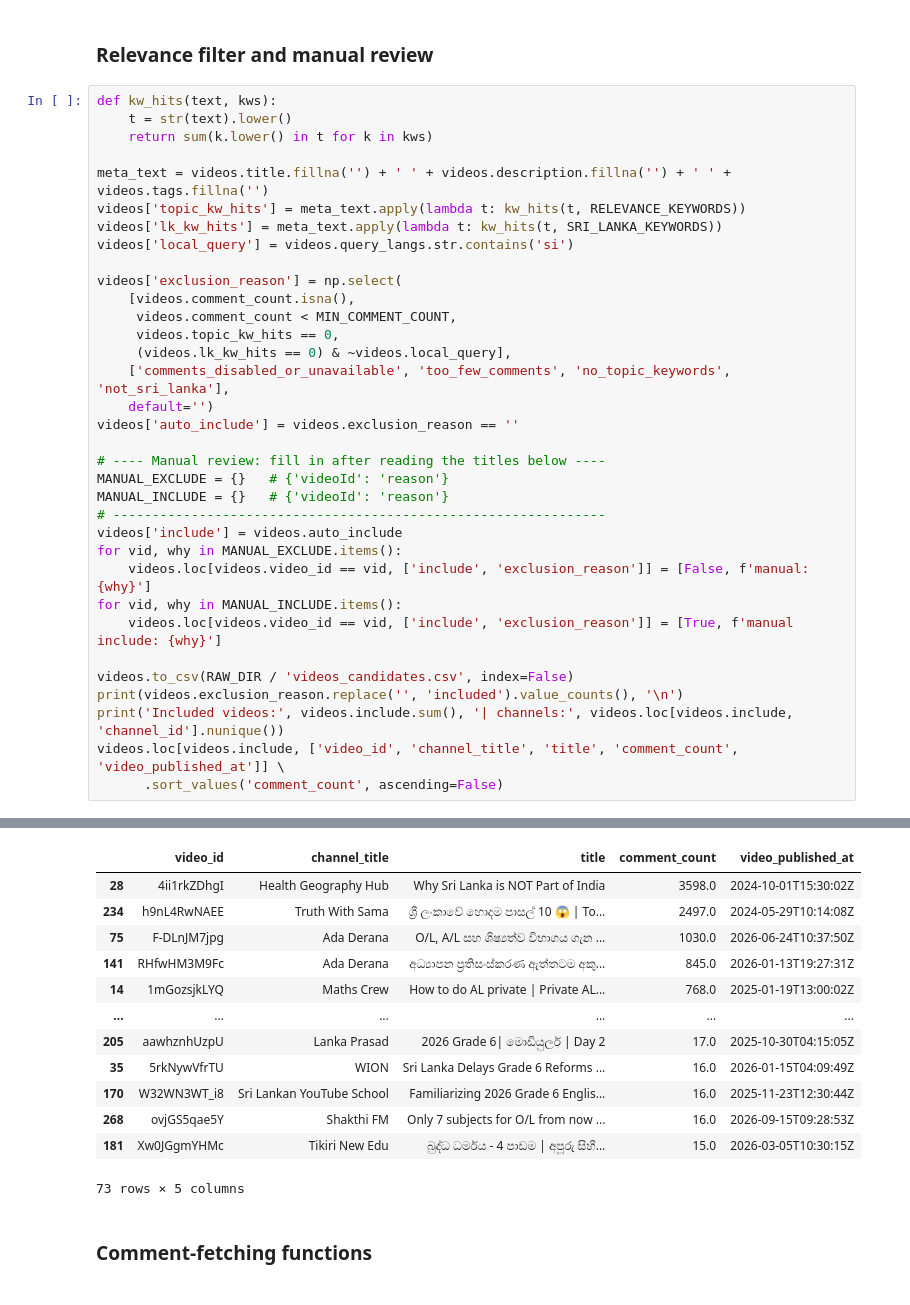
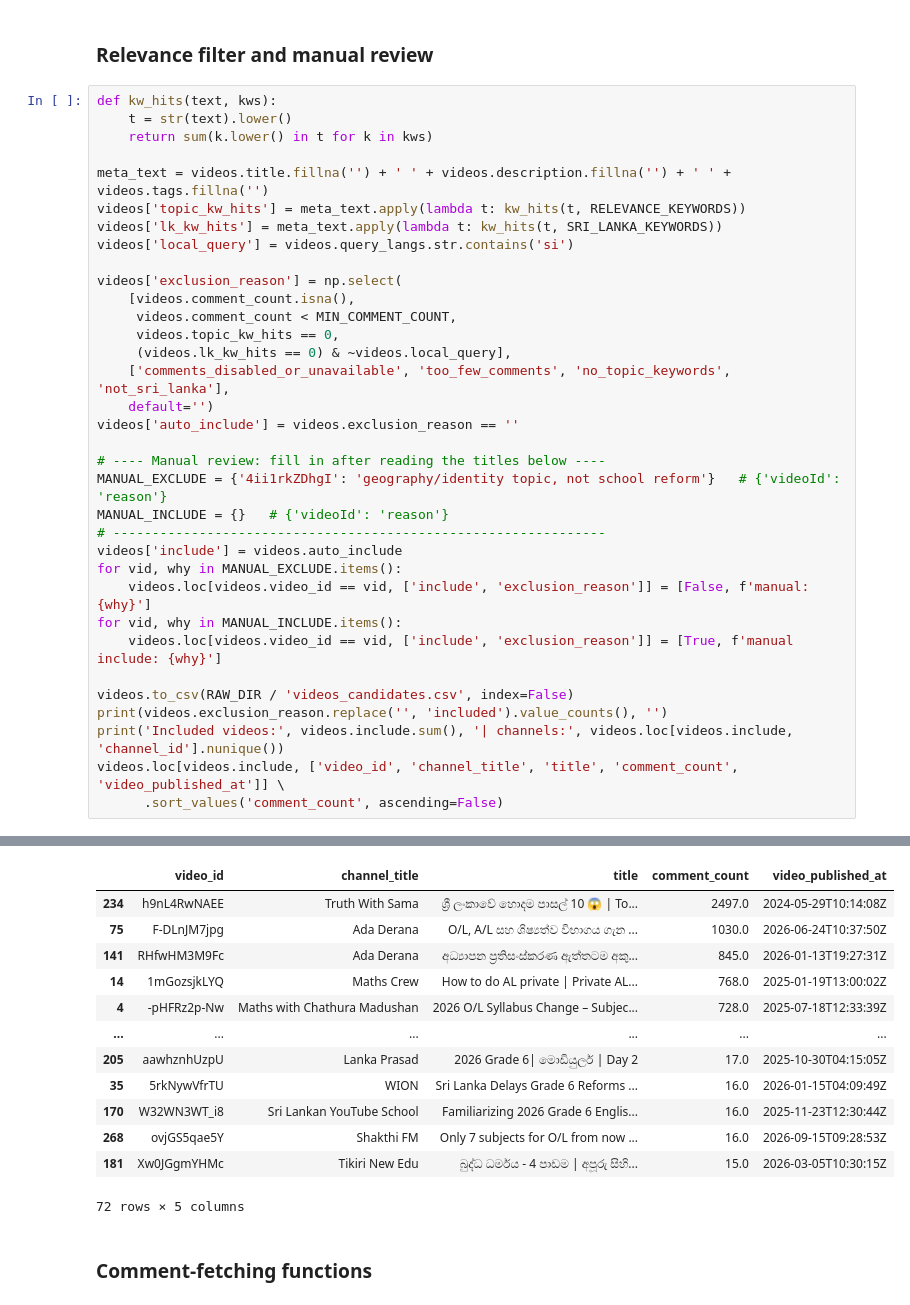
Before and after one commit to SithmiDesilva/Voices-on-School-Reform-An-NLP-Analysis-of-Sri-Lankan-YouTube-Comments, a Jupyter notebook: Voices_on_School_Reform_An_NLP_Analysis_of_Sri_Lankan_YouTube_Comments.ipynb, the cells around one changed output, grey strips where cells are left out. Drawn from its saved outputs; the diff is of its cells as text.

```diff
--- a/Voices_on_School_Reform_An_NLP_Analysis_of_Sri_Lankan_YouTube_Comments.ipynb
+++ b/Voices_on_School_Reform_An_NLP_Analysis_of_Sri_Lankan_YouTube_Comments.ipynb
@@ -245,7 +245,7 @@ videos['exclusion_reason'] = np.select(
 videos['auto_include'] = videos.exclusion_reason == ''
 
 # ---- Manual review: fill in after reading the titles below ----
-MANUAL_EXCLUDE = {}   # {'videoId': 'reason'}
+MANUAL_EXCLUDE = {'4ii1rkZDhgI': 'geography/identity topic, not school reform'}   # {'videoId': 'reason'}
 MANUAL_INCLUDE = {}   # {'videoId': 'reason'}
 # ---------------------------------------------------------------
 videos['include'] = videos.auto_include
@@ -255,7 +255,7 @@ for vid, why in MANUAL_INCLUDE.items():
     videos.loc[videos.video_id == vid, ['include', 'exclusion_reason']] = [True, f'manual include: {why}']
 
 videos.to_csv(RAW_DIR / 'videos_candidates.csv', index=False)
-print(videos.exclusion_reason.replace('', 'included').value_counts(), '\n')
+print(videos.exclusion_reason.replace('', 'included').value_counts(), '')
 print('Included videos:', videos.include.sum(), '| channels:', videos.loc[videos.include, 'channel_id'].nunique())
 videos.loc[videos.include, ['video_id', 'channel_title', 'title', 'comment_count', 'video_published_at']] \
       .sort_values('comment_count', ascending=False)
@@ -272,16 +272,16 @@ Included videos: 73 | channels: 56
 |  | video_id | channel_title | title | comment_count | video_published_at |
-| 28 | 4ii1rkZDhgI | Health Geography Hub | Why Sri Lanka is NOT Part of India | 3598.0 | 2024-10-01T15:30:02Z |
 | 234 | h9nL4RwNAEE | Truth With Sama | ශ්‍රී ලංකාවේ හොදම පාසල් 10 😱 | To... | 2497.0 | 2024-05-29T10:14:08Z |
 | 75 | F-DLnJM7jpg | Ada Derana | O/L, A/L සහ ශිෂ්‍යත්ව විභාගය ගැන ... | 1030.0 | 2026-06-24T10:37:50Z |
 | 141 | RHfwHM3M9Fc | Ada Derana | අධ්‍යාපන ප්‍රතිසංස්කරණ ඇත්තටම අකු... | 845.0 | 2026-01-13T19:27:31Z |
 | 14 | 1mGozsjkLYQ | Maths Crew | How to do AL private | Private AL... | 768.0 | 2025-01-19T13:00:02Z |
+| 4 | -pHFRz2p-Nw | Maths with Chathura Madushan | 2026 O/L Syllabus Change – Subjec... | 728.0 | 2025-07-18T12:33:39Z |
 | ... | ... | ... | ... | ... | ... |
 | 205 | aawhznhUzpU | Lanka Prasad | 2026 Grade 6| මොඩියුලර් | Day 2 | 17.0 | 2025-10-30T04:15:05Z |
 | 35 | 5rkNywVfrTU | WION | Sri Lanka Delays Grade 6 Reforms ... | 16.0 | 2026-01-15T04:09:49Z |
 | 170 | W32WN3WT_i8 | Sri Lankan YouTube School | Familiarizing 2026 Grade 6 Englis... | 16.0 | 2025-11-23T12:30:44Z |
 | 268 | ovjGS5qae5Y | Shakthi FM | Only 7 subjects for O/L from now ... | 16.0 | 2026-09-15T09:28:53Z |
 | 181 | Xw0JGgmYHMc | Tikiri New Edu | බුද්ධ ධර්මය - 4 පාඩම | අපූරු සිහි... | 15.0 | 2026-03-05T10:30:15Z |
-73 rows × 5 columns
+72 rows × 5 columns
 # %% [markdown]
 ### Comment-fetching functions
 # %%
```
Also changed, not shown: parts of 13 cells of this notebook.
